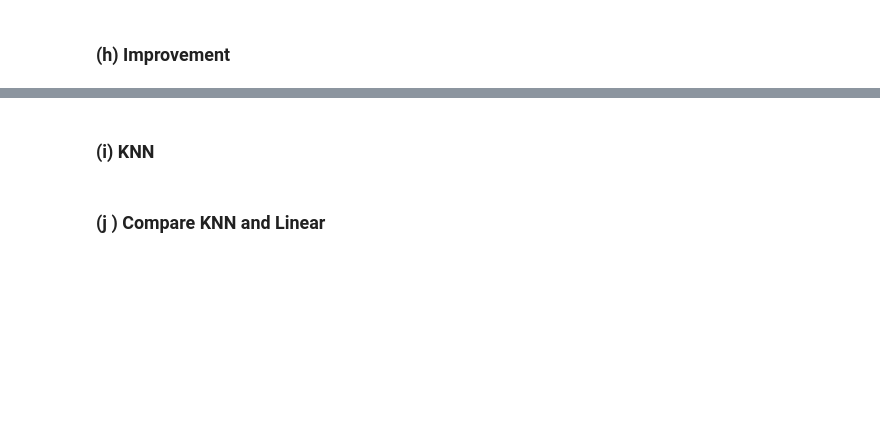
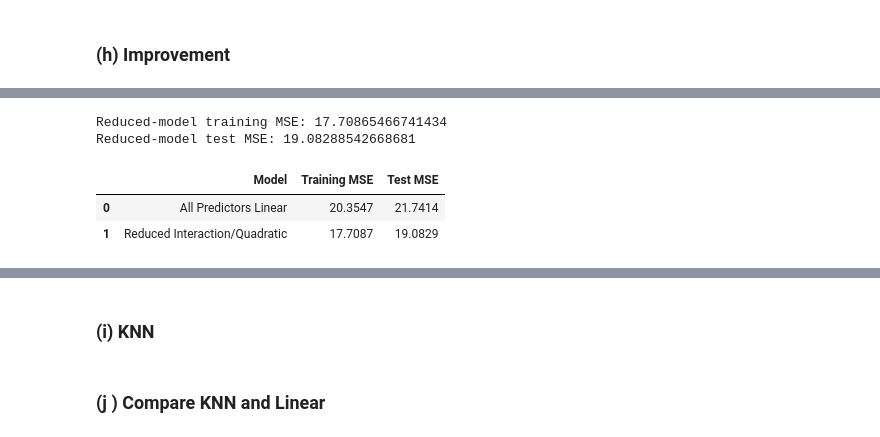
Before and after one commit to manvsatish/dsci-552-hw-2, a Jupyter notebook: notebooks/Satish_Manvika_HW2.ipynb, the cells around one changed output, grey strips where cells are left out. Saved outputs shown, nothing was run; the diff lists cells and outputs as text; code cells hidden in the pictures; blank space fills up the shorter version.

```diff
--- a/notebooks/Satish_Manvika_HW2.ipynb
+++ b/notebooks/Satish_Manvika_HW2.ipynb
@@ -286,2 +417,7 @@ Overall, the differences show that examining predictors individually can produce
 # %% [markdown]
 ### (h) Improvement
+# %%
+# random divide data into 70 train and 30 test
+train_data, test_data = train_test_split(data, test_size=0.30, random_state=552)
+print("Training set shape:", train_data.shape)
+print("Test set shape:", test_data.shape)
@@ -287,0 +512,17 @@ Overall, the differences show that examining predictors individually can produce
+# %%
+#removing the three insignificant higher-order terms: AT:AP, V:RH, and V squared
+reduced_formula = (
+    "PE ~ AT_centered + V_centered "
+    "+ AP_centered + RH_centered "
+    "+ I(AT_centered ** 2) "
+    "+ I(AP_centered ** 2) "
+    "+ I(RH_centered ** 2) "
+    "+ AT_centered:V_centered "
+    "+ AT_centered:RH_centered "
+    "+ V_centered:AP_centered "
+    "+ AP_centered:RH_centered"
+)
+
+# fitting the reduced model using training data
+reduced_model = smf.ols(formula=reduced_formula, data=train_model_data).fit()
+print(reduced_model.summary())
@@ -287,0 +564,25 @@ Overall, the differences show that examining predictors individually can produce
+# %%
+reduced_train_predictions = (reduced_model.predict(train_model_data)) #predictions from the reduced model
+reduced_test_predictions = (reduced_model.predict(test_model_data))
+
+# Calculate training and test MSE
+reduced_train_mse = mean_squared_error(train_model_data["PE"], reduced_train_predictions)
+reduced_test_mse = mean_squared_error(test_model_data["PE"], reduced_test_predictions)
+print("Reduced-model training MSE:", reduced_train_mse)
+print("Reduced-model test MSE:", reduced_test_mse)
+# %% [output]
+Reduced-model training MSE: 17.70865466741434
+Reduced-model test MSE: 19.08288542668681
+# %%
+# compare the baseline and reduced reg mods
+regression_comparison = pd.DataFrame({
+    "Model": ["All Predictors Linear", "Reduced Interaction/Quadratic"],
+    "Training MSE": [baseline_train_mse, reduced_train_mse],
+    "Test MSE": [baseline_test_mse, reduced_test_mse]
+})
+
+regression_comparison.round(4)
+# %% [output]
+|  | Model | Training MSE | Test MSE |
+| 0 | All Predictors Linear | 20.3547 | 21.7414 |
+| 1 | Reduced Interaction/Quadratic | 17.7087 | 19.0829 |
```
Also changed, not shown: parts of 14 cells of this notebook.
